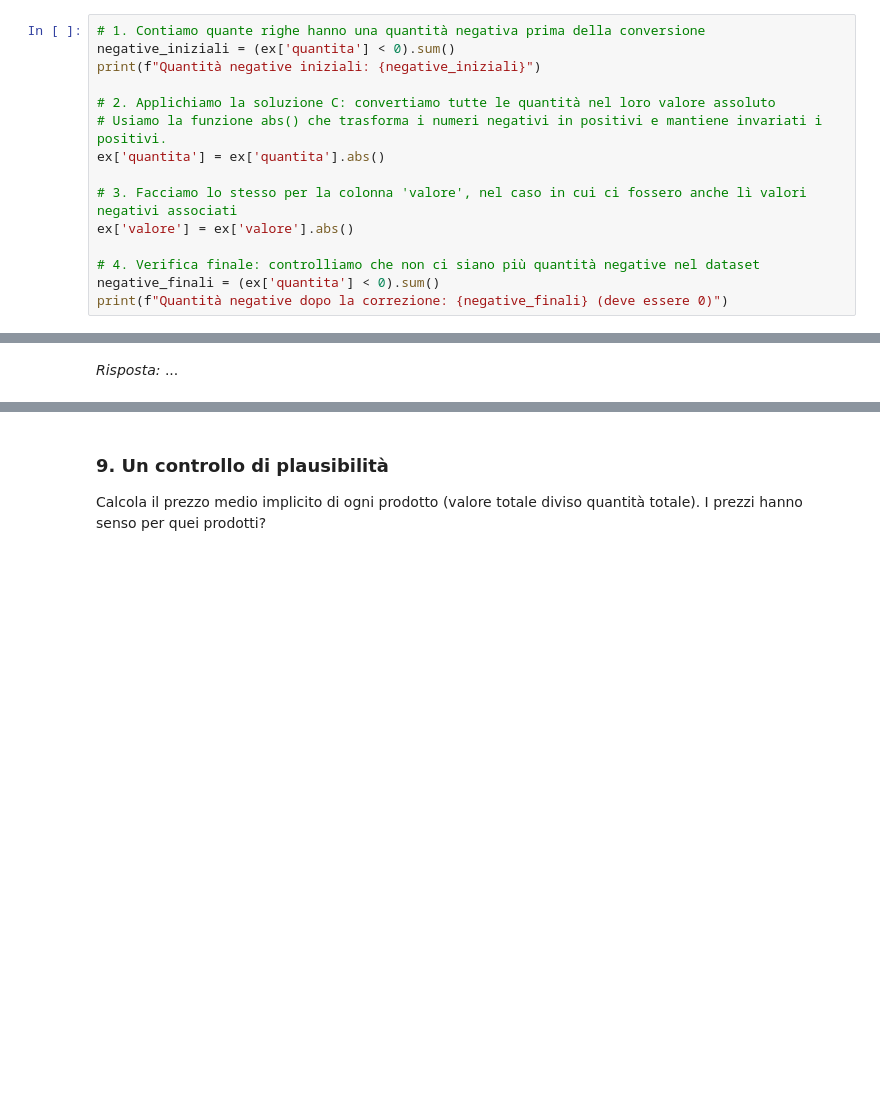
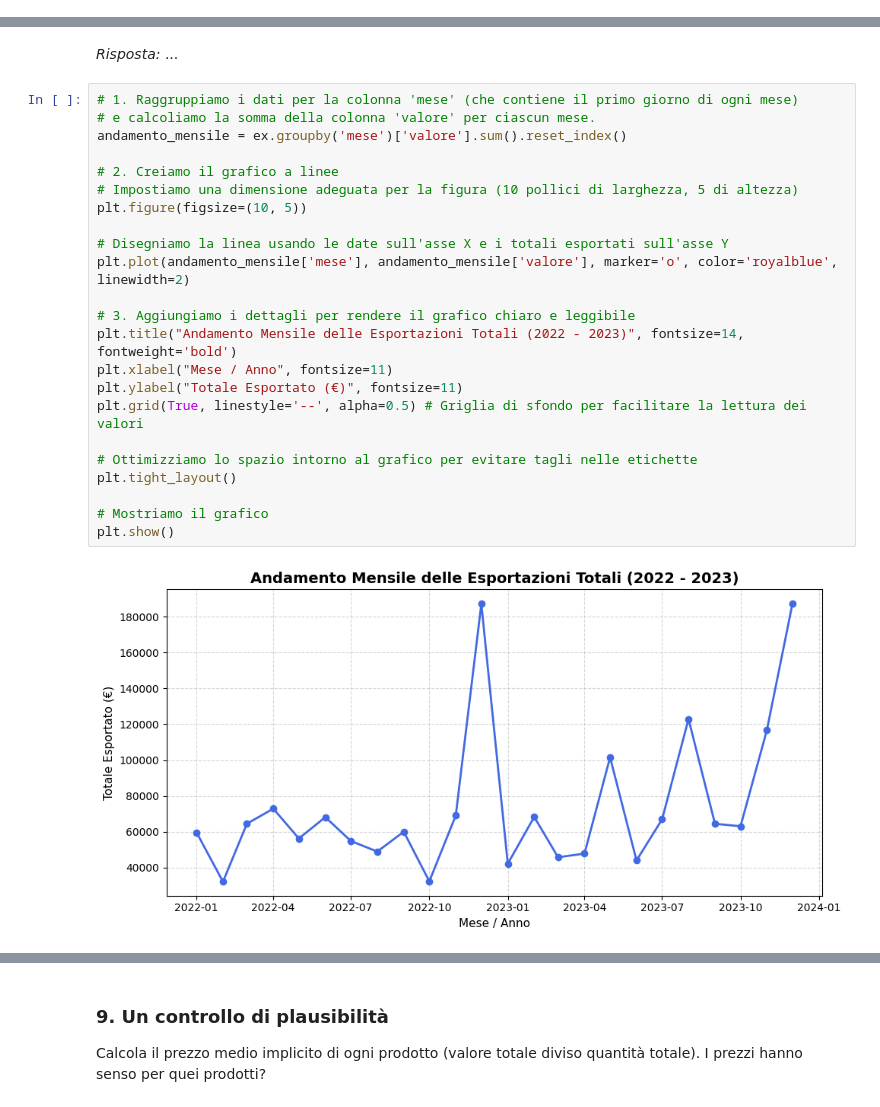
Before and after one commit to lucabattantaunimib/SIMA2026, a Jupyter notebook: e04_task.ipynb, the cells around one changed output, grey strips where cells are left out. Cells and saved outputs as stored; diff of their text form; blank space fills up the shorter version.

```diff
--- a/e04_task.ipynb
+++ b/e04_task.ipynb
@@ -311,18 +311,3 @@ Data massima registrata (deve essere 2023-12-01): 2023-12-01
 ### 6. Quantità negative
 
 Quante righe hanno una quantità negativa? Sono errori da correggere? Leggi la descrizione delle colonne prima di decidere, e scrivi la tua decisione.
-# %%
-# 1. Contiamo quante righe hanno una quantità negativa prima della conversione
-negative_iniziali = (ex['quantita'] < 0).sum()
-print(f"Quantità negative iniziali: {negative_iniziali}")
-
-# 2. Applichiamo la soluzione C: convertiamo tutte le quantità nel loro valore assoluto
-# Usiamo la funzione abs() che trasforma i numeri negativi in positivi e mantiene invariati i positivi.
-ex['quantita'] = ex['quantita'].abs()
-
-# 3. Facciamo lo stesso per la colonna 'valore', nel caso in cui ci fossero anche lì valori negativi associati
-ex['valore'] = ex['valore'].abs()
-
-# 4. Verifica finale: controlliamo che non ci siano più quantità negative nel dataset
-negative_finali = (ex['quantita'] < 0).sum()
-print(f"Quantità negative dopo la correzione: {negative_finali} (deve essere 0)")
@@ -359,2 +375,27 @@ Disegna l'andamento del valore esportato totale, mese per mese. C'è un periodo
 # %% [markdown]
 *Risposta:* ...
+# %%
+# 1. Raggruppiamo i dati per la colonna 'mese' (che contiene il primo giorno di ogni mese)
+# e calcoliamo la somma della colonna 'valore' per ciascun mese.
+andamento_mensile = ex.groupby('mese')['valore'].sum().reset_index()
+
+# 2. Creiamo il grafico a linee
+# Impostiamo una dimensione adeguata per la figura (10 pollici di larghezza, 5 di altezza)
+plt.figure(figsize=(10, 5))
+
+# Disegniamo la linea usando le date sull'asse X e i totali esportati sull'asse Y
+plt.plot(andamento_mensile['mese'], andamento_mensile['valore'], marker='o', color='royalblue', linewidth=2)
+
+# 3. Aggiungiamo i dettagli per rendere il grafico chiaro e leggibile
+plt.title("Andamento Mensile delle Esportazioni Totali (2022 - 2023)", fontsize=14, fontweight='bold')
+plt.xlabel("Mese / Anno", fontsize=11)
+plt.ylabel("Totale Esportato (€)", fontsize=11)
+plt.grid(True, linestyle='--', alpha=0.5) # Griglia di sfondo per facilitare la lettura dei valori
+
+# Ottimizziamo lo spazio intorno al grafico per evitare tagli nelle etichette
+plt.tight_layout()
+
+# Mostriamo il grafico
+plt.show()
+# %% [output]
+[figure, added]
```
Also changed, not shown: parts of 13 cells of this notebook.
